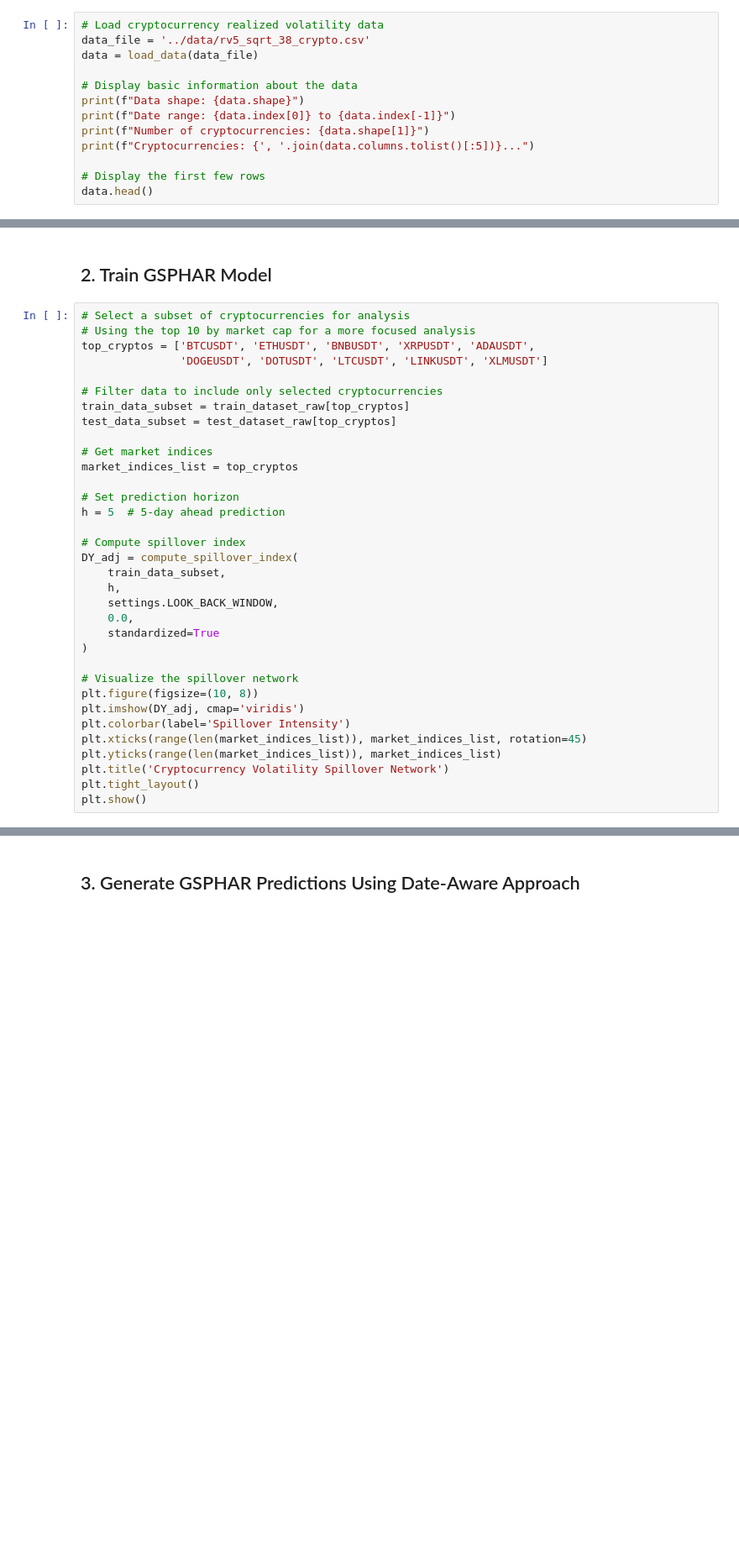
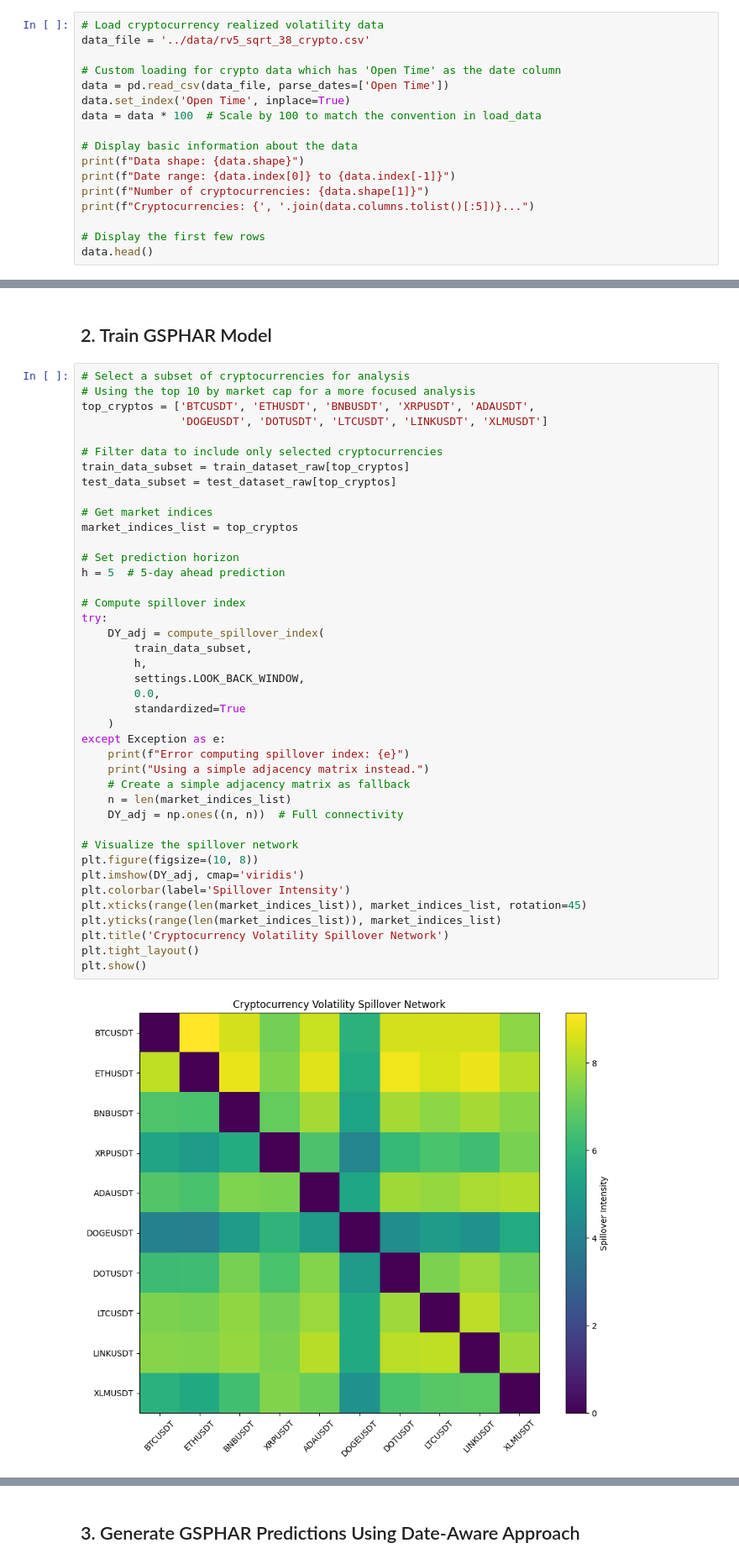
Before and after one commit to loopinf/GSPHAR, a Jupyter notebook: notebooks/gsphar_crypto_analysis.ipynb, the cells around one changed output, grey strips where cells are left out. Shown at 84% size. Cells and saved outputs as stored; diff of their text form; blank space fills up the shorter version.

```diff
--- a/notebooks/gsphar_crypto_analysis.ipynb
+++ b/notebooks/gsphar_crypto_analysis.ipynb
@@ -32,7 +32,11 @@ from src.utils.date_aware_dataset import IndexMappingDataset, create_index_mappi
 # %%
 # Load cryptocurrency realized volatility data
 data_file = '../data/rv5_sqrt_38_crypto.csv'
-data = load_data(data_file)
+
+# Custom loading for crypto data which has 'Open Time' as the date column
+data = pd.read_csv(data_file, parse_dates=['Open Time'])
+data.set_index('Open Time', inplace=True)
+data = data * 100  # Scale by 100 to match the convention in load_data
 
 # Display basic information about the data
 print(f"Data shape: {data.shape}")
@@ -69,37 +93,46 @@ print(f"Test date range: {test_dataset_raw.index[0]} to {test_dataset_raw.index[
 # %%
 # Select a subset of cryptocurrencies for analysis
 # Using the top 10 by market cap for a more focused analysis
 top_cryptos = ['BTCUSDT', 'ETHUSDT', 'BNBUSDT', 'XRPUSDT', 'ADAUSDT',
                'DOGEUSDT', 'DOTUSDT', 'LTCUSDT', 'LINKUSDT', 'XLMUSDT']
 
 # Filter data to include only selected cryptocurrencies
 train_data_subset = train_dataset_raw[top_cryptos]
 test_data_subset = test_dataset_raw[top_cryptos]
 
 # Get market indices
 market_indices_list = top_cryptos
 
 # Set prediction horizon
 h = 5  # 5-day ahead prediction
 
 # Compute spillover index
-DY_adj = compute_spillover_index(
-    train_data_subset,
-    h,
-    settings.LOOK_BACK_WINDOW,
-    0.0,
-    standardized=True
-)
+try:
+    DY_adj = compute_spillover_index(
+        train_data_subset,
+        h,
+        settings.LOOK_BACK_WINDOW,
+        0.0,
+        standardized=True
+    )
+except Exception as e:
+    print(f"Error computing spillover index: {e}")
+    print("Using a simple adjacency matrix instead.")
+    # Create a simple adjacency matrix as fallback
+    n = len(market_indices_list)
+    DY_adj = np.ones((n, n))  # Full connectivity
 
 # Visualize the spillover network
 plt.figure(figsize=(10, 8))
 plt.imshow(DY_adj, cmap='viridis')
 plt.colorbar(label='Spillover Intensity')
 plt.xticks(range(len(market_indices_list)), market_indices_list, rotation=45)
 plt.yticks(range(len(market_indices_list)), market_indices_list)
 plt.title('Cryptocurrency Volatility Spillover Network')
 plt.tight_layout()
 plt.show()
+# %% [output]
+[figure, added]
 # %%
 # Create lagged features
 train_dataset = create_lagged_features(
```
Also changed, not shown: parts of 7 cells of this notebook, 16 other files.
